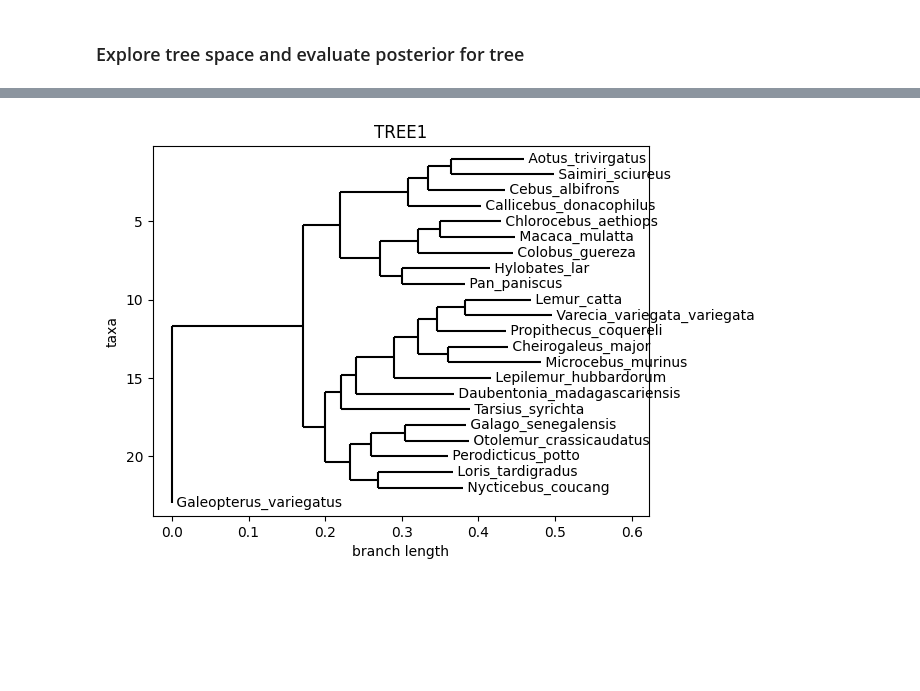
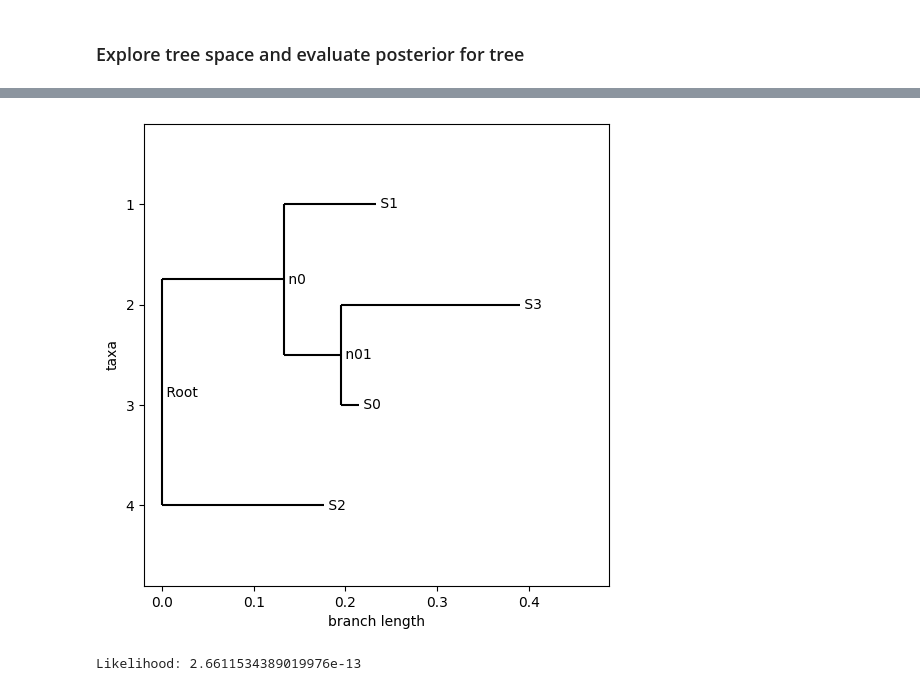
Before and after one commit to LeonMengoni/Bayesian-Phylogenetics, a Jupyter notebook: BayesianPhylogenetics.ipynb, the cells around one changed output, grey strips where cells are left out. Saved outputs shown, nothing was run; the diff lists cells and outputs as text; code cells hidden in the pictures; blank space fills up the shorter version.

```diff
--- a/BayesianPhylogenetics.ipynb
+++ b/BayesianPhylogenetics.ipynb
@@ -304,28 +82,18 @@ Tree(name='TREE1', rooted=False, weight=1.0)
-# %%
-MAP_tree.rooted = True
-# for clade in MAP_tree.find_clades():
-#     print(clade.clades)
-
-outgroup = ["Galeopterus_variegatus"]#, 0.050508999999999964]
-
-# Root the tree using the specified outgroup
-MAP_tree.root_with_outgroup(outgroup)
-# MAP_tree.root_at_midpoint()
-Phylo.draw(MAP_tree)
-# %% [output]
-[figure, removed]
 # %%
+import copy
+
 # Generate a small random tree (4 taxa) and write to file
 
 seq_len = 10
-alpha = 0.1
-n_taxa = 5
+n_taxa = 4
 
-original_tree = Phylogenetic_Tree(seq_len, alpha).generate_random_tree(n_taxa=n_taxa, generate_sequences=True)
-print(original_tree)
-print(f"Likelihood: {original_tree.calculate_likelihood()}")
-original_tree.draw(figsize=(4,1))
-# file_name = "tree_4taxa.xml"
-# Phylo.write(tree, file_path + file_name, "phyloxml")
+tree = Phylogenetic_Tree().generate_random_topology(n_taxa=n_taxa)
+tree.generate_random_branch_lengths(distribution="exponential")
+tree.generate_sequences(seq_len)
+tree.draw()
+print(f"Likelihood: {tree.calculate_likelihood()}")
 
-terminal_taxa = copy.deepcopy(original_tree.get_terminals()) # My data
+terminal_taxa = tree.get_terminals() # copy.deepcopy(tree.get_terminals()) # My data
+# %% [output]
+[figure, added]
+Likelihood: 2.6611534389019976e-13
```
Also changed, not shown: parts of 16 cells of this notebook, 3 other files.
